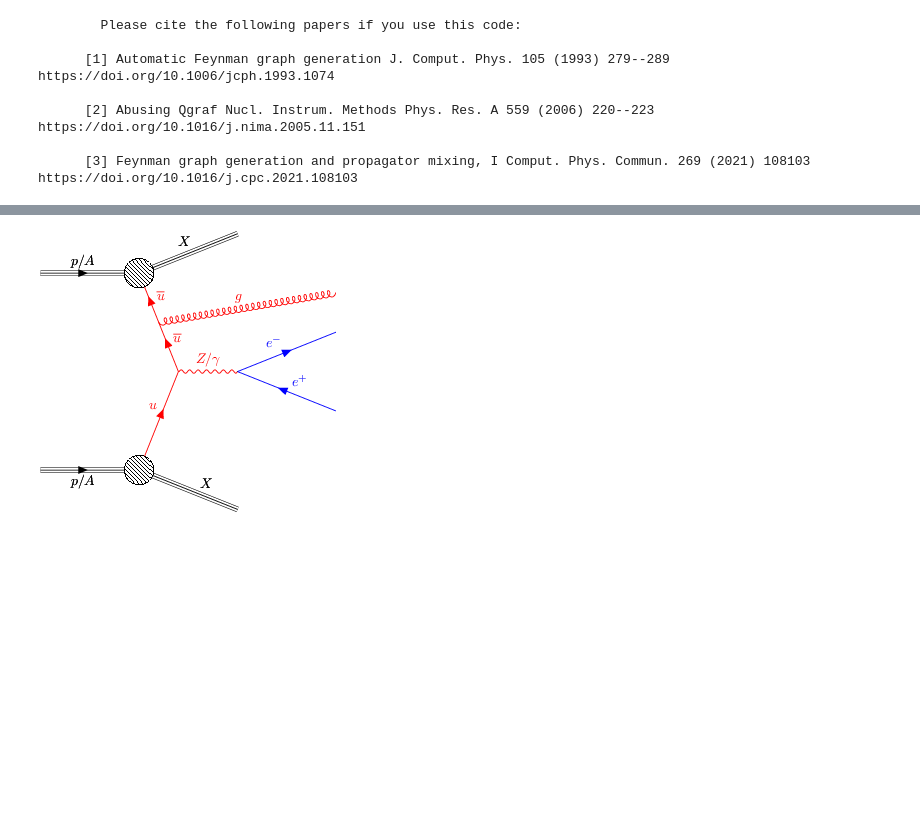
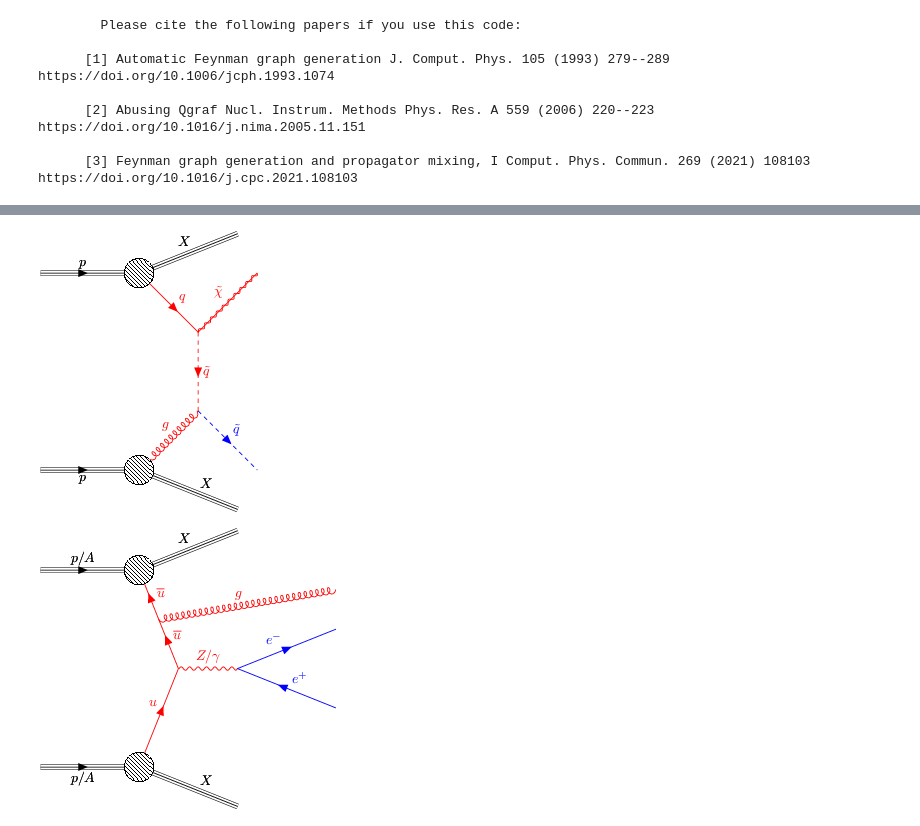
Before and after one commit to APN-Pucky/pyfeyn2, a Jupyter notebook: debug/dis_hvq_Zj.ipynb, the cells around one changed output, grey strips where cells are left out. Cells and saved outputs as stored; diff of their text form; code cells hidden in the pictures; blank space fills up the shorter version.

```diff
--- a/debug/dis_hvq_Zj.ipynb
+++ b/debug/dis_hvq_Zj.ipynb
@@ -80,3 +64,38 @@ CalledProcessError: Command '['lualatex', '-shell-escape', '--interaction=nonsto
+# %%
+fd = FeynmanDiagram().add(
+    v3 := Vertex().with_xy(5,+5).with_shape('blob'),
+    v4 := Vertex().with_xy(5,-5).with_shape('blob'),
+    Leg(pdgid=2212,label="$p$",target=v3,sense='incoming').with_xy(0,5),
+    Leg(pdgid=2212,label="$p$",target=v4).with_incoming().with_xy(0,-5).with_style("label-side: right"),
+
+    Leg(pdgid=2,type="remnant",label="$X$",sense='outgoing').with_target(v3).with_xy(10,+7),
+    Leg(pdgid=-2,type="remnant",label="$X$").with_target(v4).with_outgoing().with_xy(10,-7),
+
+    v1 := Vertex().with_xy(8,2),
+    v2 := Vertex().with_xy(8,-2),
+    Propagator(type="squark", label=r"$\tilde q$").connect(v1,v2).with_color('red'),
+    Propagator(pdgid=1,label=r"$q$").connect(v3,v1).with_color('red'),
+    Propagator(pdgid=21).connect(v4,v2).with_color('red'),
+
+    v5 := Vertex().with_xy(11,5),
+    Propagator(type="gaugino", label=r"$\tilde \chi$").connect(v1,v5).with_color('red'),
+    #Propagator(pdgid=-24).connect(v5,v6),
+    #Leg(pdgid=11,sense='outgoing').with_target(v6).with_xy(20,5).with_color('blue'),
+    #Leg(pdgid=-12,sense='outgoing').with_target(v6).with_xy(20,3),
+    #Leg(pdgid=-3,sense='outgoing').with_target(v5).with_xy(20,1),
+
+    v7 := Vertex().with_xy(11,-5),
+    Propagator(type="squark", label=r"$\tilde q$").connect(v2,v7).with_color('blue'),
+    #Propagator(pdgid=24).connect(v7,v8),
+    #Leg(pdgid=-11,sense='outgoing').with_target(v8).with_xy(20,-5).with_color('blue'),
+    #Leg(pdgid=12,sense='outgoing').with_target(v8).with_xy(20,-3),
+    #Leg(pdgid=3,sense='outgoing').with_target(v7).with_xy(20,-1),
+
+)
+scale_positions(fd,0.5)
+fd.render(auto_position=False,render="tikz",file="sus")
+# %% [output]
+[figure, added]
 # %%
 fd = FeynmanDiagram().add(
     v1 := Vertex().with_xy(7,0),
```
Also changed, not shown: parts of 1 cell of this notebook.
